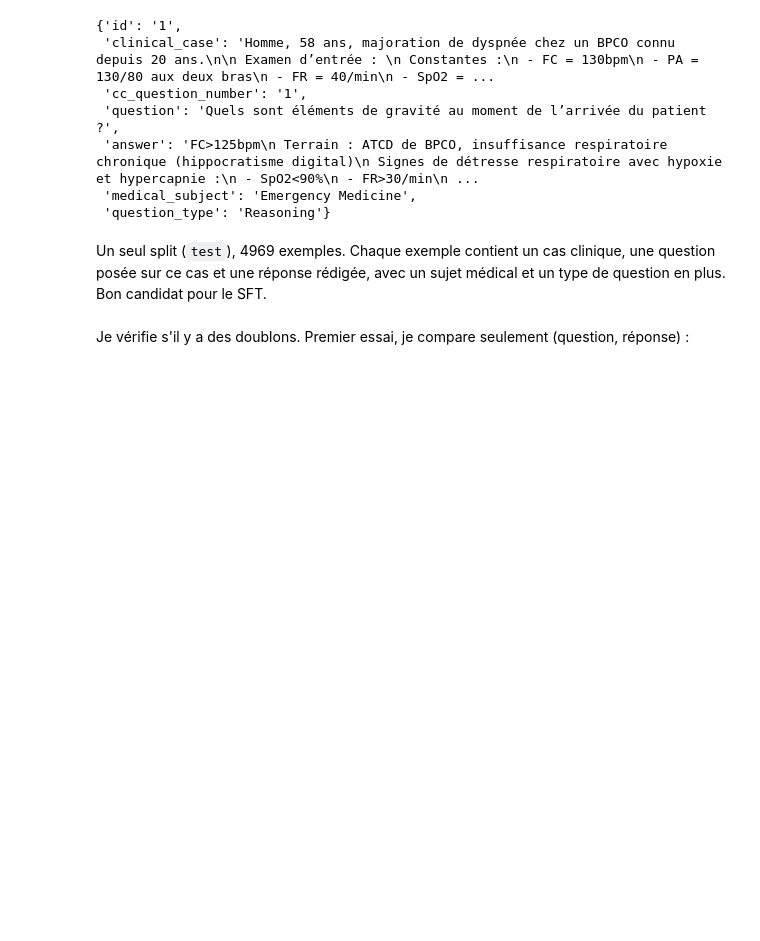
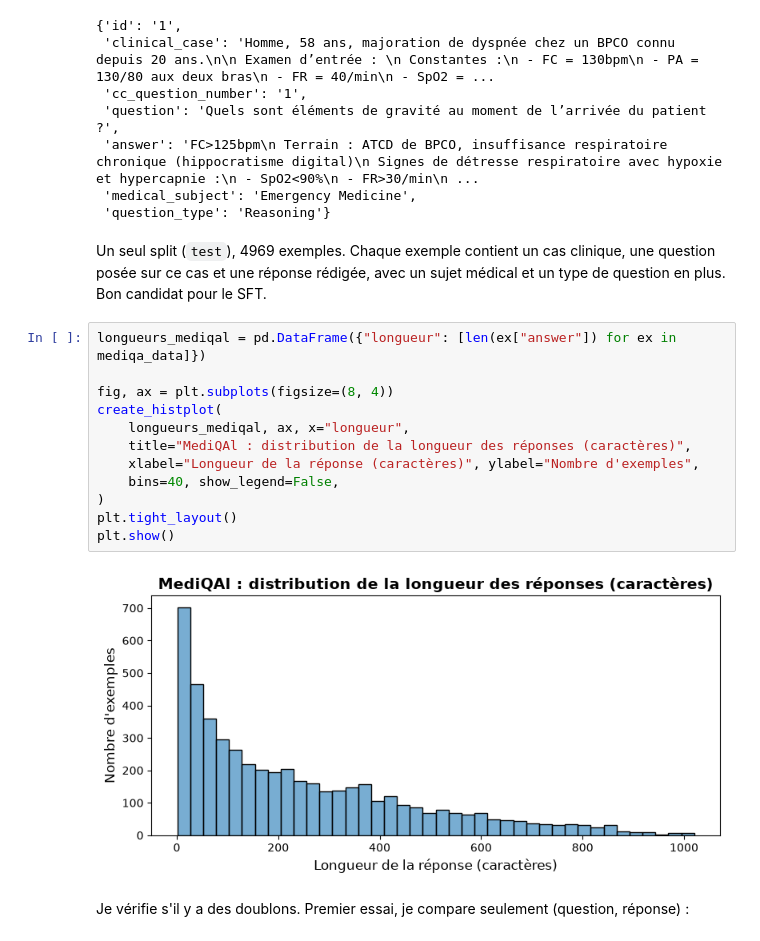
Before and after one commit to RaphaelRIVIERE/llm-finetuning, a Jupyter notebook: notebooks/01_exploration_sources.ipynb, the cells around one changed output. Drawn from its saved outputs; the diff is of its cells as text; blank space fills up the shorter version.

Commit message:
feat: ajoute un module de visualisation et l'utilise dans les notebooks

```diff
--- a/notebooks/01_exploration_sources.ipynb
+++ b/notebooks/01_exploration_sources.ipynb
@@ -62,6 +65,20 @@ mediqa_data[0]
  'question_type': 'Reasoning'}
 # %% [markdown]
 Un seul split (`test`), 4969 exemples. Chaque exemple contient un cas clinique, une question posée sur ce cas et une réponse rédigée, avec un sujet médical et un type de question en plus. Bon candidat pour le SFT.
+# %%
+longueurs_mediqal = pd.DataFrame({"longueur": [len(ex["answer"]) for ex in mediqa_data]})
+
+fig, ax = plt.subplots(figsize=(8, 4))
+create_histplot(
+    longueurs_mediqal, ax, x="longueur",
+    title="MediQAl : distribution de la longueur des réponses (caractères)",
+    xlabel="Longueur de la réponse (caractères)", ylabel="Nombre d'exemples",
+    bins=40, show_legend=False,
+)
+plt.tight_layout()
+plt.show()
+# %% [output]
+[figure, added]
 # %% [markdown]
 Je vérifie s'il y a des doublons. Premier essai, je compare seulement (question, réponse) :
 # %%
```
Also changed, not shown: parts of 7 cells of this notebook, 6 other files.
